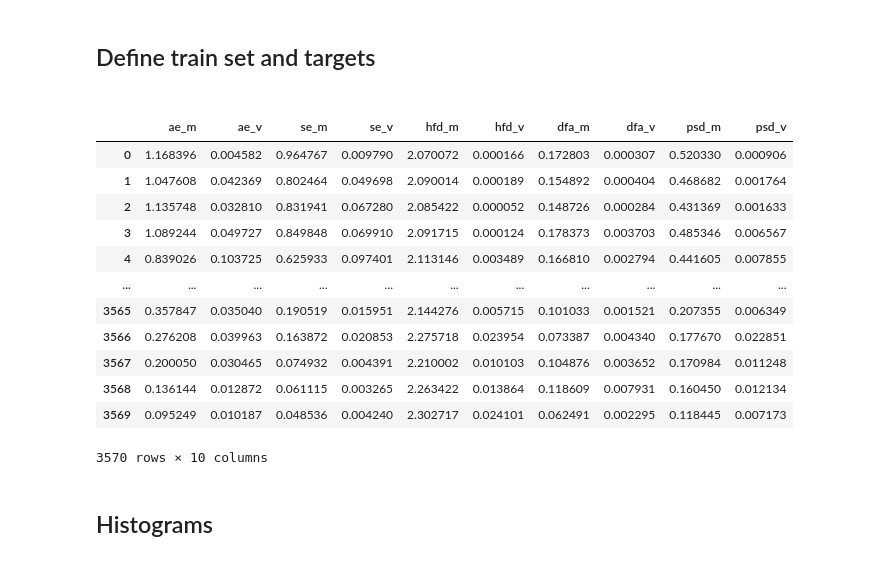
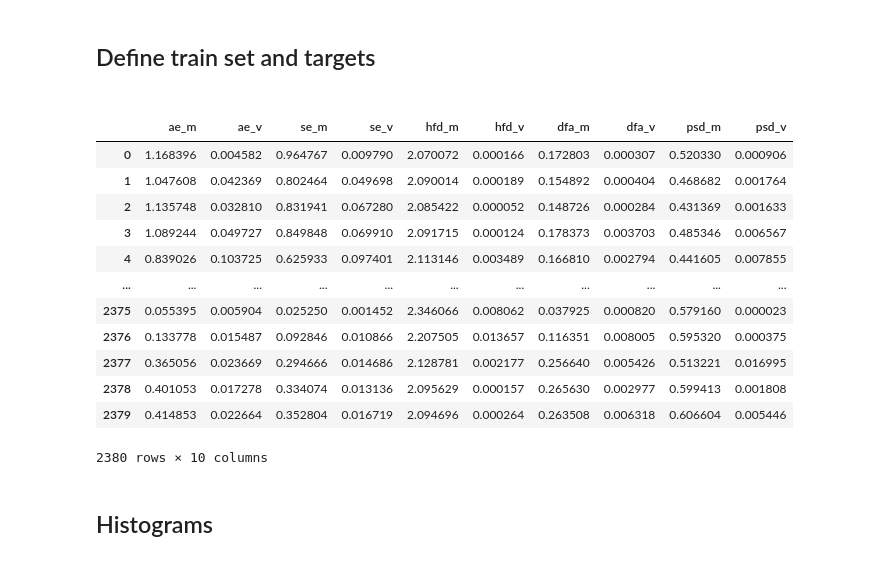
Before and after one commit to AlanPalomino/TTB_2020_2_13, a Jupyter notebook: Classification.ipynb, the cells around one changed output. Drawn from its saved outputs; the diff is of its cells as text; code cells hidden in the pictures.

```diff
--- a/Classification.ipynb
+++ b/Classification.ipynb
@@ -50,31 +51,36 @@ pathology
 # %% [markdown]
 <h2>Define train set and targets<h2>
 # %%
+#Group by pathology
 a_f=pathology[pathology["cond"] ==0]
 c_c=pathology[pathology["cond"] ==1][0:1190]
 m_i=pathology[pathology["cond"] ==2][0:1190]
 
+#Extract important metrics
 atrial_f = a_f[["ae_m","ae_v","se_m","se_v","hfd_m","hfd_v","dfa_m","dfa_v","psd_m","psd_v"]]
 congestive_h = c_c[["ae_m","ae_v","se_m","se_v","hfd_m","hfd_v","dfa_m","dfa_v","psd_m","psd_v"]]
 myocardial_i = m_i[["ae_m","ae_v","se_m","se_v","hfd_m","hfd_v","dfa_m","dfa_v","psd_m","psd_v"]]
 
-targets=a_f['cond'].tolist()+m_i['cond'].tolist()+c_c['cond'].tolist()
-X=pd.concat([atrial_f,myocardial_i,congestive_h],ignore_index=True)
+#Create target array for training
+targets=a_f['cond'].tolist()+m_i['cond'].tolist()
+
+#Create input array for training
+X=pd.concat([atrial_f,myocardial_i],ignore_index=True)
 X
 # %% [output]
 |  | ae_m | ae_v | se_m | se_v | hfd_m | hfd_v | dfa_m | dfa_v | psd_m | psd_v |
 | 0 | 1.168396 | 0.004582 | 0.964767 | 0.009790 | 2.070072 | 0.000166 | 0.172803 | 0.000307 | 0.520330 | 0.000906 |
 | 1 | 1.047608 | 0.042369 | 0.802464 | 0.049698 | 2.090014 | 0.000189 | 0.154892 | 0.000404 | 0.468682 | 0.001764 |
 | 2 | 1.135748 | 0.032810 | 0.831941 | 0.067280 | 2.085422 | 0.000052 | 0.148726 | 0.000284 | 0.431369 | 0.001633 |
 | 3 | 1.089244 | 0.049727 | 0.849848 | 0.069910 | 2.091715 | 0.000124 | 0.178373 | 0.003703 | 0.485346 | 0.006567 |
 | 4 | 0.839026 | 0.103725 | 0.625933 | 0.097401 | 2.113146 | 0.003489 | 0.166810 | 0.002794 | 0.441605 | 0.007855 |
 | ... | ... | ... | ... | ... | ... | ... | ... | ... | ... | ... |
-| 3565 | 0.357847 | 0.035040 | 0.190519 | 0.015951 | 2.144276 | 0.005715 | 0.101033 | 0.001521 | 0.207355 | 0.006349 |
-| 3566 | 0.276208 | 0.039963 | 0.163872 | 0.020853 | 2.275718 | 0.023954 | 0.073387 | 0.004340 | 0.177670 | 0.022851 |
-| 3567 | 0.200050 | 0.030465 | 0.074932 | 0.004391 | 2.210002 | 0.010103 | 0.104876 | 0.003652 | 0.170984 | 0.011248 |
-| 3568 | 0.136144 | 0.012872 | 0.061115 | 0.003265 | 2.263422 | 0.013864 | 0.118609 | 0.007931 | 0.160450 | 0.012134 |
-| 3569 | 0.095249 | 0.010187 | 0.048536 | 0.004240 | 2.302717 | 0.024101 | 0.062491 | 0.002295 | 0.118445 | 0.007173 |
+| 2375 | 0.055395 | 0.005904 | 0.025250 | 0.001452 | 2.346066 | 0.008062 | 0.037925 | 0.000820 | 0.579160 | 0.000023 |
+| 2376 | 0.133778 | 0.015487 | 0.092846 | 0.010866 | 2.207505 | 0.013657 | 0.116351 | 0.008005 | 0.595320 | 0.000375 |
+| 2377 | 0.365056 | 0.023669 | 0.294666 | 0.014686 | 2.128781 | 0.002177 | 0.256640 | 0.005426 | 0.513221 | 0.016995 |
+| 2378 | 0.401053 | 0.017278 | 0.334074 | 0.013136 | 2.095629 | 0.000157 | 0.265630 | 0.002977 | 0.599413 | 0.001808 |
+| 2379 | 0.414853 | 0.022664 | 0.352804 | 0.016719 | 2.094696 | 0.000264 | 0.263508 | 0.006318 | 0.606604 | 0.005446 |
-3570 rows × 10 columns
+2380 rows × 10 columns
 # %% [markdown]
 <h2>Histograms<h2>
 # %%
```
Also changed, not shown: parts of 18 cells of this notebook, 1 other file.
